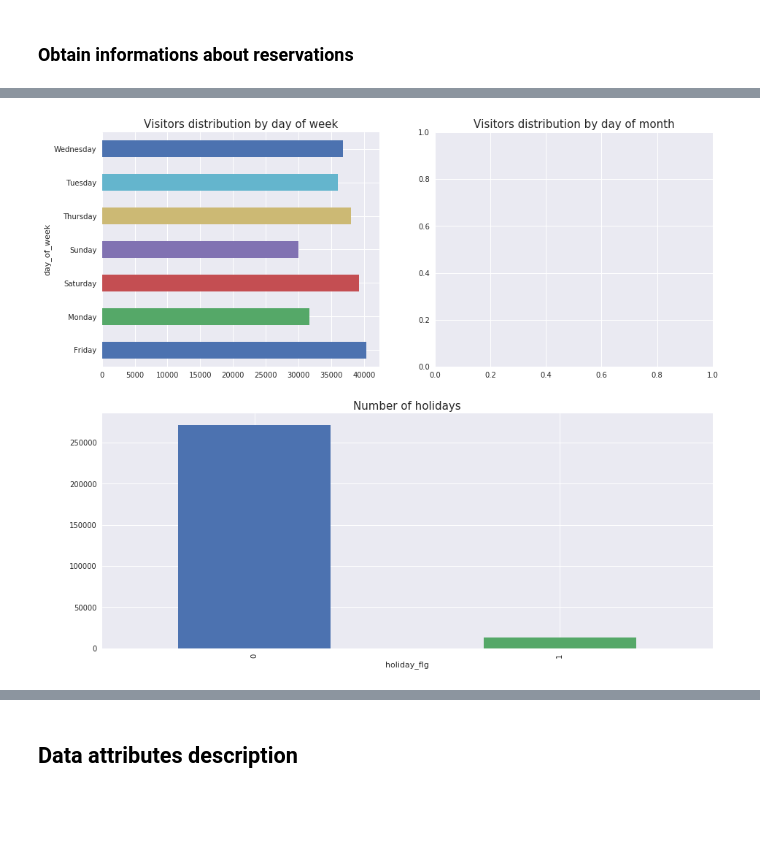
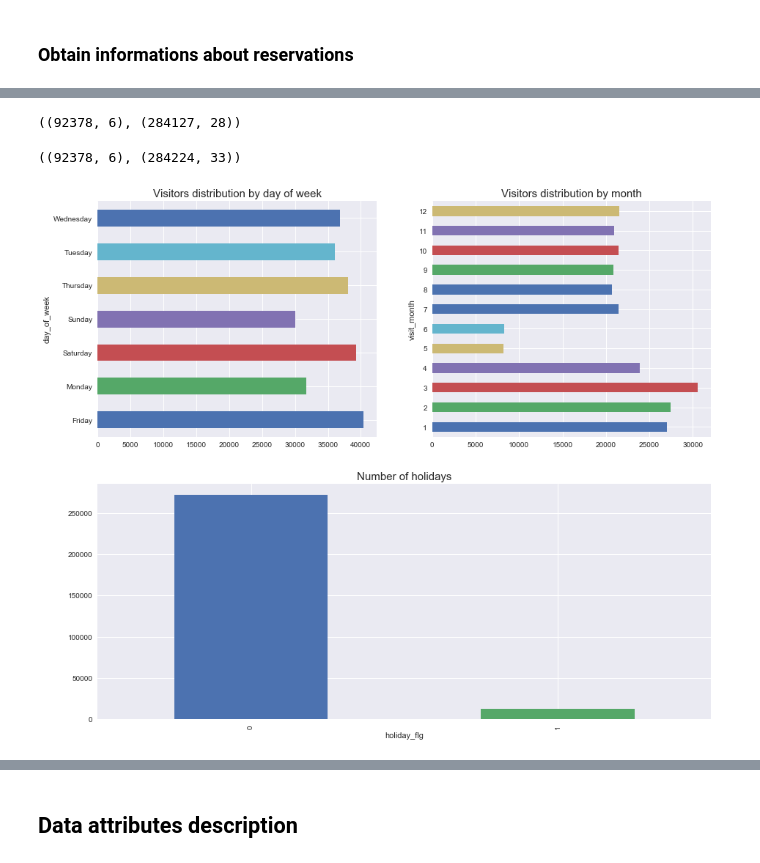
Before and after one commit to EulerFaria/Machine-Learning-Final-Project, a Jupyter notebook: Recruit Restaurant Visitor Forecasting.ipynb, the cells around one changed output, grey strips where cells are left out. Cells and saved outputs as stored; diff of their text form; code cells hidden in the pictures; blank space fills up the shorter version.

```diff
--- a/Recruit Restaurant Visitor Forecasting.ipynb
+++ b/Recruit Restaurant Visitor Forecasting.ipynb
@@ -291,6 +303,6 @@ fig.savefig(path2figures + 'stores_distribution.png')
 # %% [markdown]
 ### Obtain informations about reservations
 # %%
-air_reserve['visit_datetime'] = air_reserve.visit_datetime.astype('datetime64[ns]')
-air_reserve['reserve_ahead'] = air_reserve.visit_datetime.astype('datetime64[ns]') - air_reserve.reserve_datetime.astype('datetime64[ns]')
-air_reserve['reserve_ahead_seconds'] = air_reserve['reserve_ahead'].apply(lambda x: x.seconds)
+#air_reserve['visit_datetime'] = air_reserve.visit_datetime.astype('datetime64[ns]')
+#air_reserve['reserve_ahead'] = air_reserve.visit_datetime.astype('datetime64[ns]') - air_reserve.reserve_datetime.astype('datetime64[ns]')
+#air_reserve['reserve_ahead_seconds'] = air_reserve['reserve_ahead'].apply(lambda x: x.seconds)
@@ -296,0 +311,3 @@ air_reserve['reserve_ahead_seconds'] = air_reserve['reserve_ahead'].apply(lambda
+# %%
+air_reserve['visit_datetime'] = pd.to_datetime(air_reserve.visit_datetime)
+air_reserve['reserve_datetime'] = pd.to_datetime(air_reserve.reserve_datetime)
@@ -296,0 +324,3 @@ air_reserve['reserve_ahead_seconds'] = air_reserve['reserve_ahead'].apply(lambda
+# %%
+air_reserve['reserve_ahead'] =  air_reserve['visit_datetime']- air_reserve['reserve_datetime']
+air_reserve['reserve_ahead_seconds'] = air_reserve['reserve_ahead'].dt.total_seconds()
@@ -306,23 +340,36 @@ air_reserve.head()
+# %%
+#This difference will cause a lot of NaN values on the features created
+air_reserve.shape,data.shape
+# %% [output]
+((92378, 6), (284127, 28))
 # %%
+data['visit_date']= pd.to_datetime(data['visit_date'])
+
 data  =  pd.merge(left=data,  right=air_reserve, how='left',
-                left_on=['air_store_id', 'visit_date'],
-                right_on=['air_store_id', 'visit_datetime'])
+                left_on=['visit_date','air_store_id'],
+                right_on=['visit_datetime','air_store_id'])
+# %%
+air_reserve.shape,data.shape
+# %% [output]
+((92378, 6), (284224, 33))
 # %%
 fig = plt.figure(figsize=(15,13))
 plt.subplot(2,2,1)
 plt.title('Visitors distribution by day of week', fontsize=15)
 data.groupby('day_of_week')['visitors'].count().plot(kind = 'barh')
 
 plt.subplot(2,2,2)
-plt.title('Visitors distribution by day of month', fontsize=15)
+plt.title('Visitors distribution by month', fontsize=15)
+data['visit_month']= data['visit_date'].dt.month
+data.groupby('visit_month')['visitors'].count().plot(kind = 'barh')
 
 plt.subplot(2,2,(3,4))
 plt.title('Number of holidays', fontsize=15)
 data.groupby('holiday_flg').size().plot(kind = 'bar')
 
 fig.savefig(path2figures + 'visitor_distribution_period.png')
 # %% [output]
-[figure, old version]
+[figure, new version]
 # %%
 print('Dataset shape: {}'.format(data.shape))
 # %% [output]
```
Also changed, not shown: parts of 87 cells of this notebook, 3 other files.
